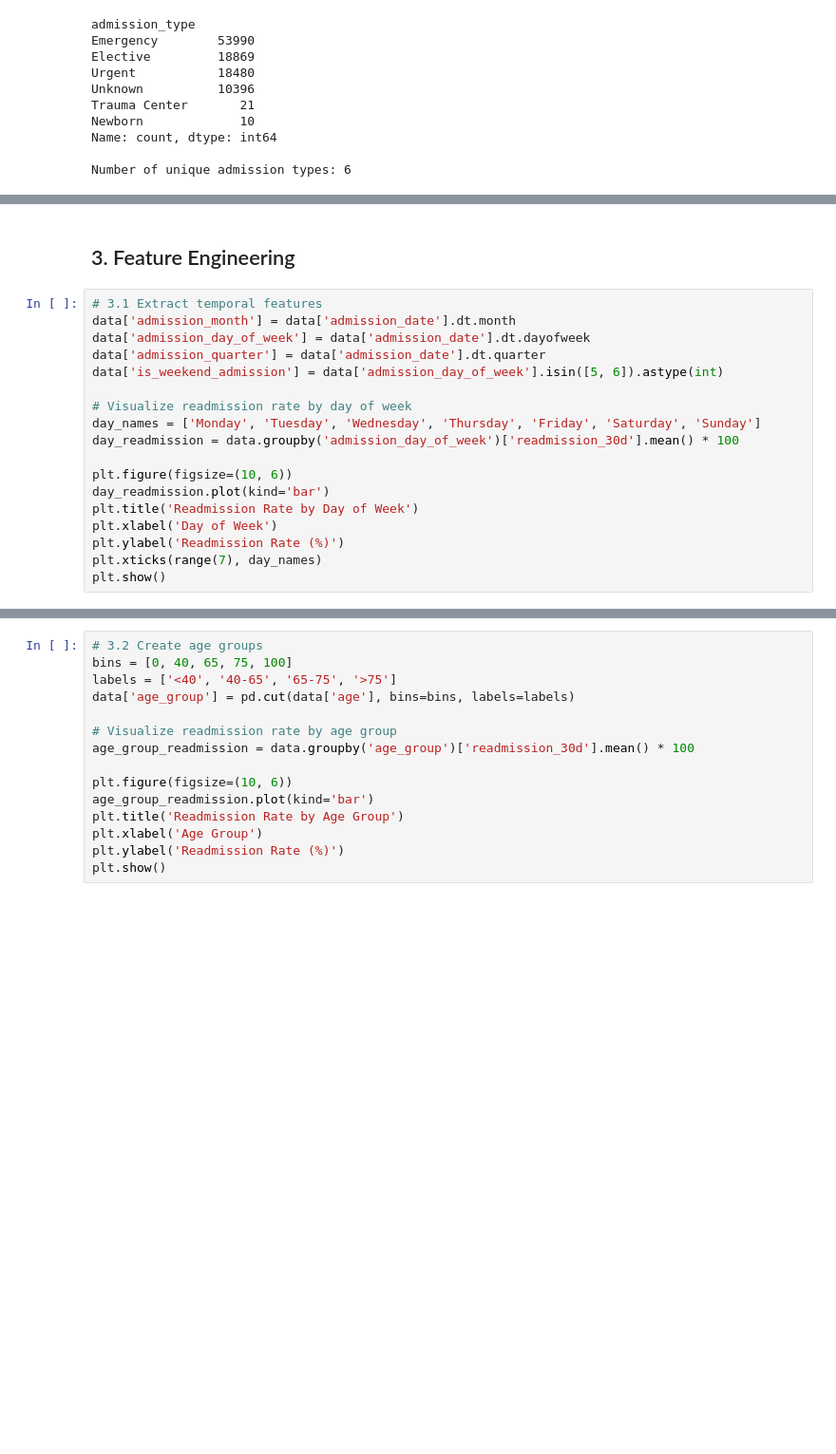
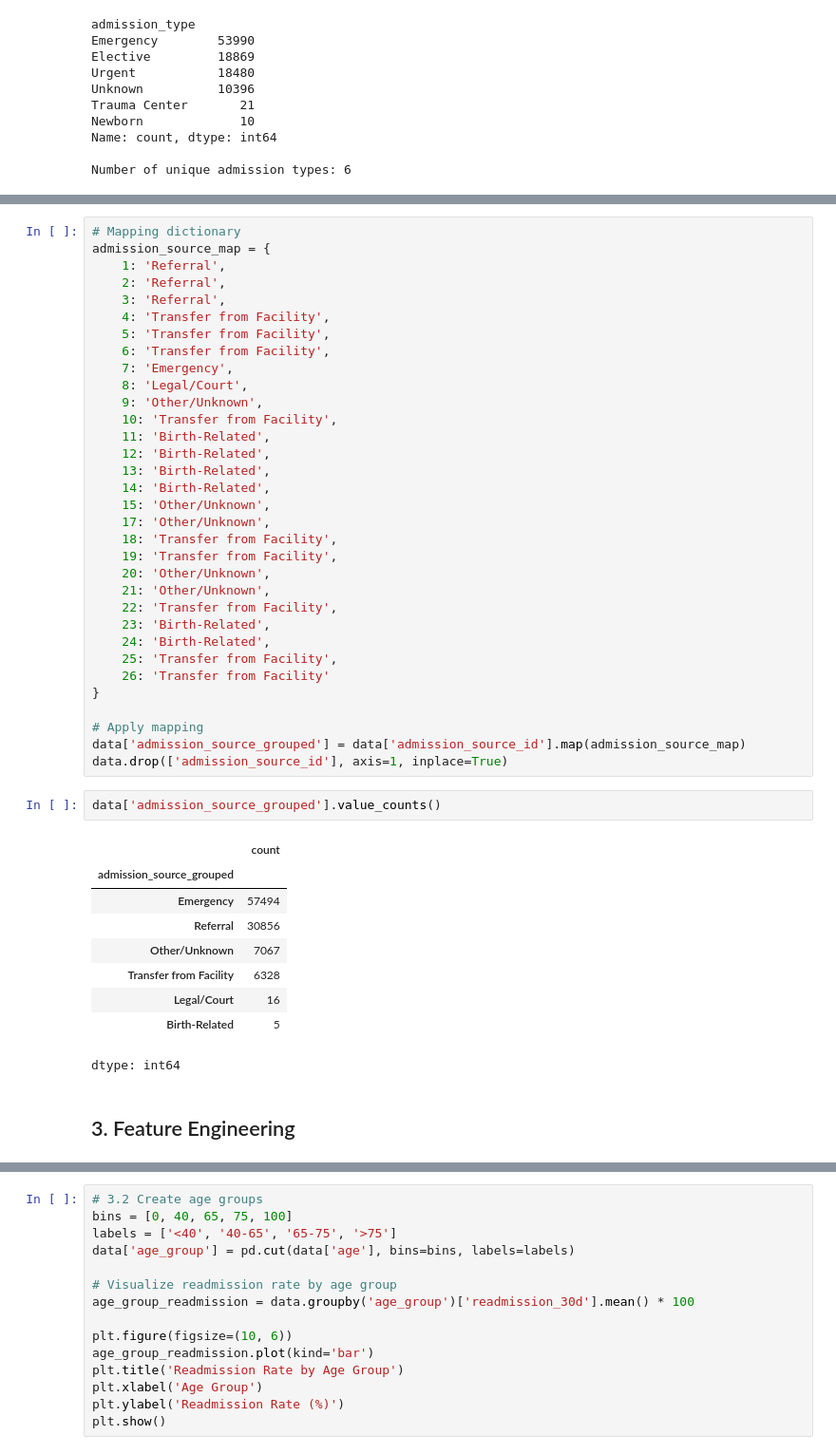
Before and after one commit to Shridhar7-8/Data-Visualization-Project, a Jupyter notebook: notebooks/02_feature_engineering.ipynb, the cells around one changed output, grey strips where cells are left out. Shown at 95% size. Drawn from its saved outputs; the diff is of its cells as text; blank space fills up the shorter version.

```diff
--- a/notebooks/02_feature_engineering.ipynb
+++ b/notebooks/02_feature_engineering.ipynb
@@ -150,20 +161,47 @@ data.drop(['discharge_disposition_id'], axis=1, inplace=True)
+# %%
+# Mapping dictionary
+admission_source_map = {
+    1: 'Referral',
+    2: 'Referral',
+    3: 'Referral',
+    4: 'Transfer from Facility',
+    5: 'Transfer from Facility',
+    6: 'Transfer from Facility',
+    7: 'Emergency',
+    8: 'Legal/Court',
+    9: 'Other/Unknown',
+    10: 'Transfer from Facility',
+    11: 'Birth-Related',
+    12: 'Birth-Related',
+    13: 'Birth-Related',
+    14: 'Birth-Related',
+    15: 'Other/Unknown',
+    17: 'Other/Unknown',
+    18: 'Transfer from Facility',
+    19: 'Transfer from Facility',
+    20: 'Other/Unknown',
+    21: 'Other/Unknown',
+    22: 'Transfer from Facility',
+    23: 'Birth-Related',
+    24: 'Birth-Related',
+    25: 'Transfer from Facility',
+    26: 'Transfer from Facility'
+}
+
+# Apply mapping
+data['admission_source_grouped'] = data['admission_source_id'].map(admission_source_map)
+data.drop(['admission_source_id'], axis=1, inplace=True)
+# %%
+data['admission_source_grouped'].value_counts()
+# %% [output]
+|  | count |
+| admission_source_grouped |  |
+| Emergency | 57494 |
+| Referral | 30856 |
+| Other/Unknown | 7067 |
+| Transfer from Facility | 6328 |
+| Legal/Court | 16 |
+| Birth-Related | 5 |
+dtype: int64
 # %% [markdown]
 ## 3. Feature Engineering
-# %%
-# 3.1 Extract temporal features
-data['admission_month'] = data['admission_date'].dt.month
-data['admission_day_of_week'] = data['admission_date'].dt.dayofweek
-data['admission_quarter'] = data['admission_date'].dt.quarter
-data['is_weekend_admission'] = data['admission_day_of_week'].isin([5, 6]).astype(int)
-
-# Visualize readmission rate by day of week
-day_names = ['Monday', 'Tuesday', 'Wednesday', 'Thursday', 'Friday', 'Saturday', 'Sunday']
-day_readmission = data.groupby('admission_day_of_week')['readmission_30d'].mean() * 100
-
-plt.figure(figsize=(10, 6))
-day_readmission.plot(kind='bar')
-plt.title('Readmission Rate by Day of Week')
-plt.xlabel('Day of Week')
-plt.ylabel('Readmission Rate (%)')
-plt.xticks(range(7), day_names)
-plt.show()
```
Also changed, not shown: parts of 8 cells of this notebook.
